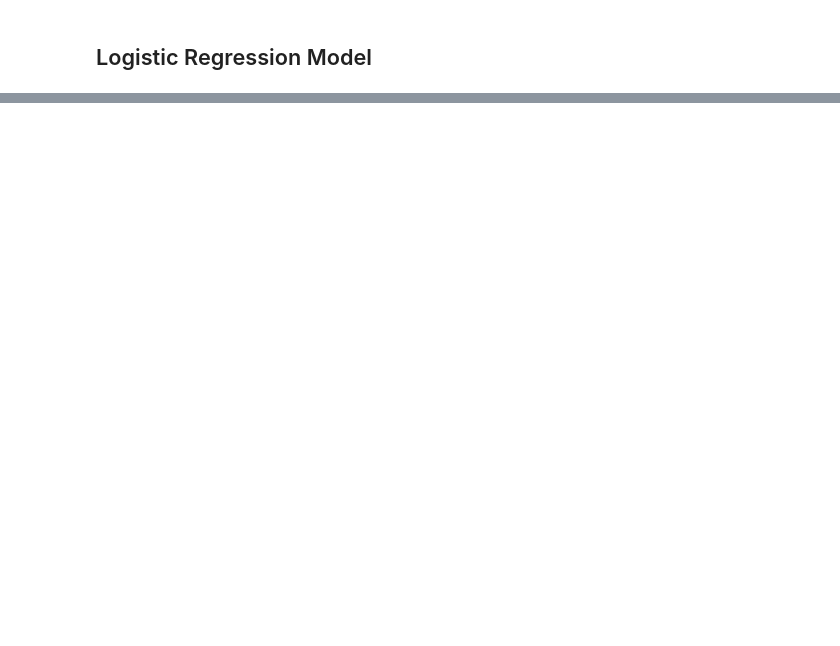
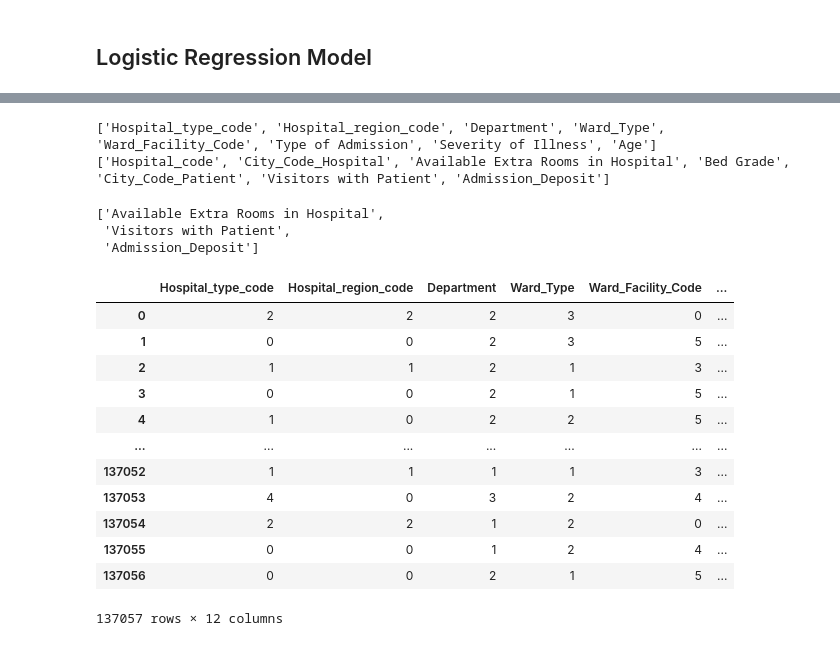
Before and after one commit to wjcutrone/Hospital-Stay-Predictor, a Jupyter notebook: WC/ML_Analysis.ipynb, the cells around one changed output, grey strips where cells are left out. Drawn from its saved outputs; the diff is of its cells as text; code cells hidden in the pictures; blank space fills up the shorter version.

```diff
--- a/WC/ML_Analysis.ipynb
+++ b/WC/ML_Analysis.ipynb
@@ -238,0 +326,4 @@ lr_classifier.score(X, y)
+# %%
+#Fill null columns with 0 value
+test_data['Bed Grade'] = test_data['Bed Grade'].fillna(0)
+test_data['City_Code_Patient'] = test_data['City_Code_Patient'].fillna(0)
@@ -238,0 +350,55 @@ lr_classifier.score(X, y)
+# %%
+#Divide columns into categorical and numerical
+categorical_columns_test = []
+numerical_columns_test = []
+
+for column in test_data.columns:
+    if test_data[column].dtypes == 'object':
+        categorical_columns_test.append(column)
+
+for column in test_data.columns:
+    if test_data[column].dtypes != 'object':
+        numerical_columns_test.append(column)
+
+print(categorical_columns_test)
+print(numerical_columns_test)
+# %% [output]
+['Hospital_type_code', 'Hospital_region_code', 'Department', 'Ward_Type', 'Ward_Facility_Code', 'Type of Admission', 'Severity of Illness', 'Age']
+['Hospital_code', 'City_Code_Hospital', 'Available Extra Rooms in Hospital', 'Bed Grade', 'City_Code_Patient', 'Visitors with Patient', 'Admission_Deposit']
+# %%
+#Convert some of the numeric ones to categorical
+categorical_columns_test.append('Bed Grade')
+categorical_columns_test.append('Hospital_code')
+categorical_columns_test.append('City_Code_Hospital')
+categorical_columns_test.append('City_Code_Patient')
+# %%
+#Remove the above columns from the numeric list
+numerical_columns_test.remove('Bed Grade')
+numerical_columns_test.remove('Hospital_code')
+numerical_columns_test.remove('City_Code_Hospital')
+numerical_columns_test.remove("City_Code_Patient")
+numerical_columns_test
+# %% [output]
+['Available Extra Rooms in Hospital',
+ 'Visitors with Patient',
+ 'Admission_Deposit']
+# %%
+#Label Encode categorical columns in test_data
+for column in categorical_columns_test:
+    test_data[column] = label_encoder.fit_transform(test_data[column])
+# %%
+test_data[categorical_columns_test]
+# %% [output]
+|  | Hospital_type_code | Hospital_region_code | Department | Ward_Type | Ward_Facility_Code | ... |
+| 0 | 2 | 2 | 2 | 3 | 0 | ... |
+| 1 | 0 | 0 | 2 | 3 | 5 | ... |
+| 2 | 1 | 1 | 2 | 1 | 3 | ... |
+| 3 | 0 | 0 | 2 | 1 | 5 | ... |
+| 4 | 1 | 0 | 2 | 2 | 5 | ... |
+| ... | ... | ... | ... | ... | ... | ... |
+| 137052 | 1 | 1 | 1 | 1 | 3 | ... |
+| 137053 | 4 | 0 | 3 | 2 | 4 | ... |
+| 137054 | 2 | 2 | 1 | 2 | 0 | ... |
+| 137055 | 0 | 0 | 1 | 2 | 4 | ... |
+| 137056 | 0 | 0 | 2 | 1 | 5 | ... |
+137057 rows × 12 columns
```
Also changed, not shown: parts of 20 cells of this notebook.
